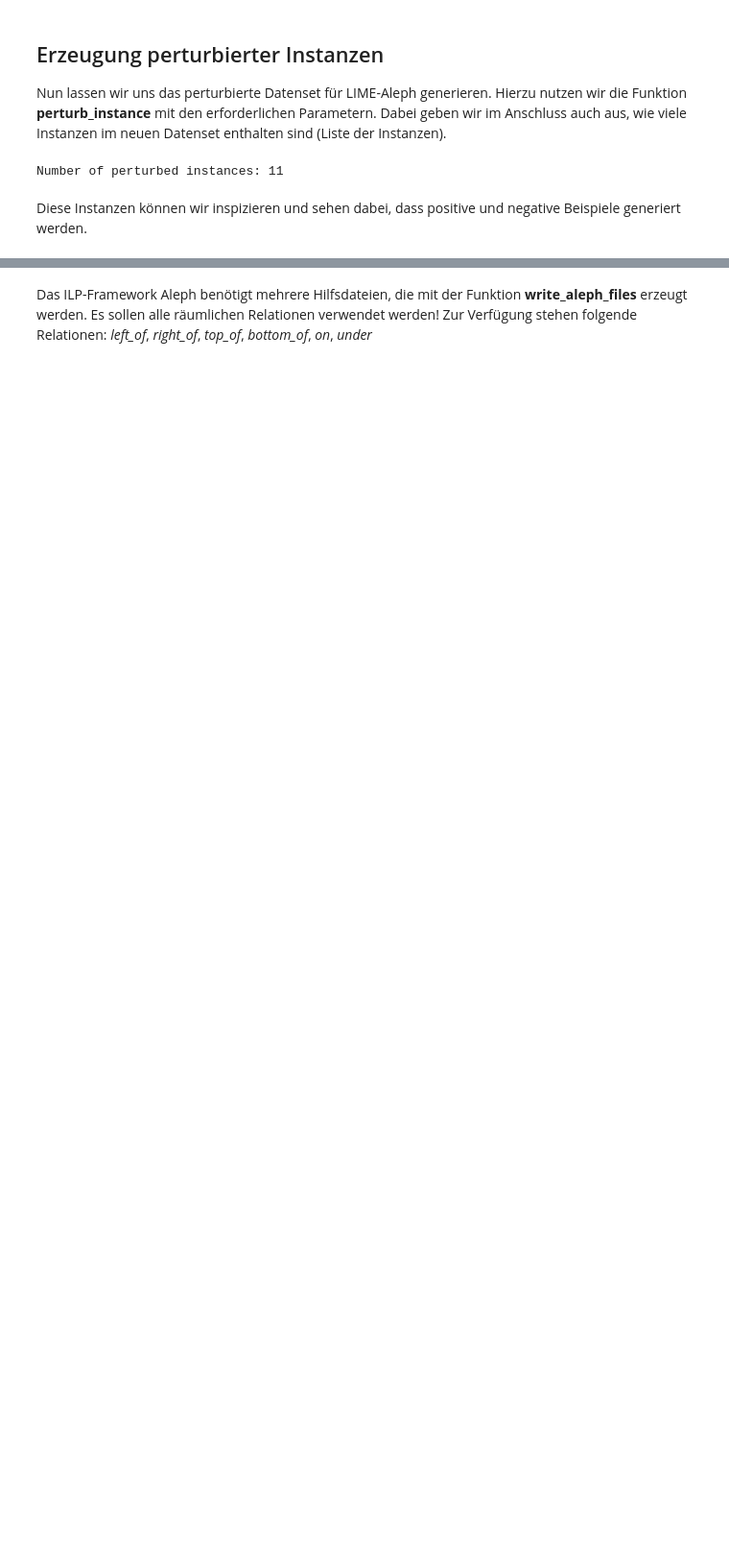
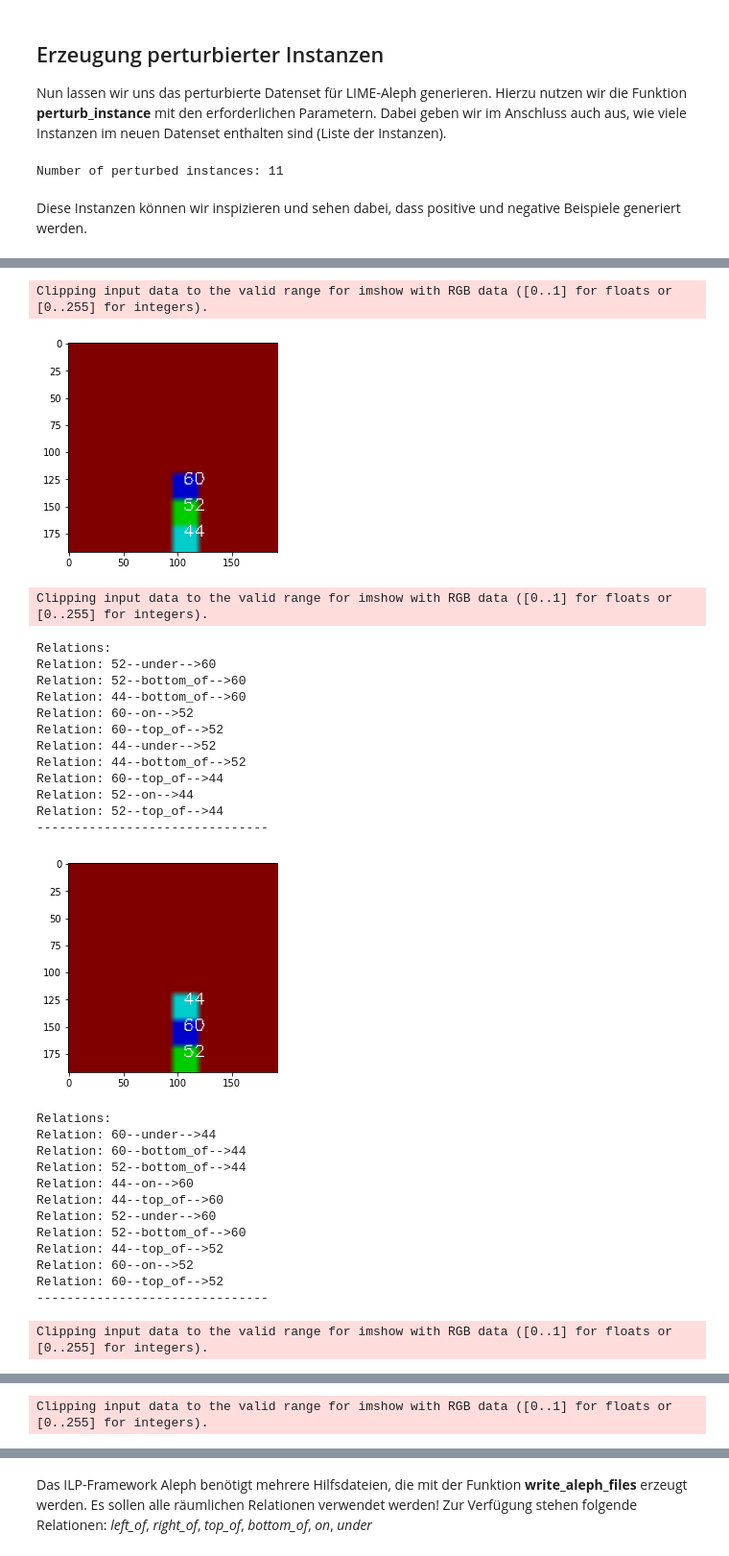
Before and after one commit to mc-lovin-mlem/LIME-Aleph, a Jupyter notebook: notebooks/lime_aleph_ki_campus.ipynb, the cells around one changed output, grey strips where cells are left out. Shown at 96% size. Drawn from its saved outputs; the diff is of its cells as text; code cells hidden in the pictures; blank space fills up the shorter version.

```diff
--- a/notebooks/lime_aleph_ki_campus.ipynb
+++ b/notebooks/lime_aleph_ki_campus.ipynb
@@ -193,0 +235,39 @@ spxls, positive, relations = (name for name in ('bob','fred') if name=='bob')
+# %%
+for ex in perturbed_dataset:
+    if not ex.positive:
+        plt.imshow(ex.labeled_image)
+        plt.show()
+        print("Relations:")
+        for r in ex.relations:
+            print(r)
+        print("-------------------------------")
+# %% [output]
+Clipping input data to the valid range for imshow with RGB data ([0..1] for floats or [0..255] for integers).
+[figure, added]
+Clipping input data to the valid range for imshow with RGB data ([0..1] for floats or [0..255] for integers).
+Relations:
+Relation: 52--under-->60
+Relation: 52--bottom_of-->60
+Relation: 44--bottom_of-->60
+Relation: 60--on-->52
+Relation: 60--top_of-->52
+Relation: 44--under-->52
+Relation: 44--bottom_of-->52
+Relation: 60--top_of-->44
+Relation: 52--on-->44
+Relation: 52--top_of-->44
+-------------------------------
+[figure, added]
+Relations:
+Relation: 60--under-->44
+Relation: 60--bottom_of-->44
+Relation: 52--bottom_of-->44
+Relation: 44--on-->60
+Relation: 44--top_of-->60
+Relation: 52--under-->60
+Relation: 52--bottom_of-->60
+Relation: 44--top_of-->52
+Relation: 60--on-->52
+Relation: 60--top_of-->52
+-------------------------------
+Clipping input data to the valid range for imshow with RGB data ([0..1] for floats or [0..255] for integers).
@@ -193,0 +275 @@ spxls, positive, relations = (name for name in ('bob','fred') if name=='bob')
+Clipping input data to the valid range for imshow with RGB data ([0..1] for floats or [0..255] for integers).
```
Also changed, not shown: parts of 19 cells of this notebook, 4 other files.
